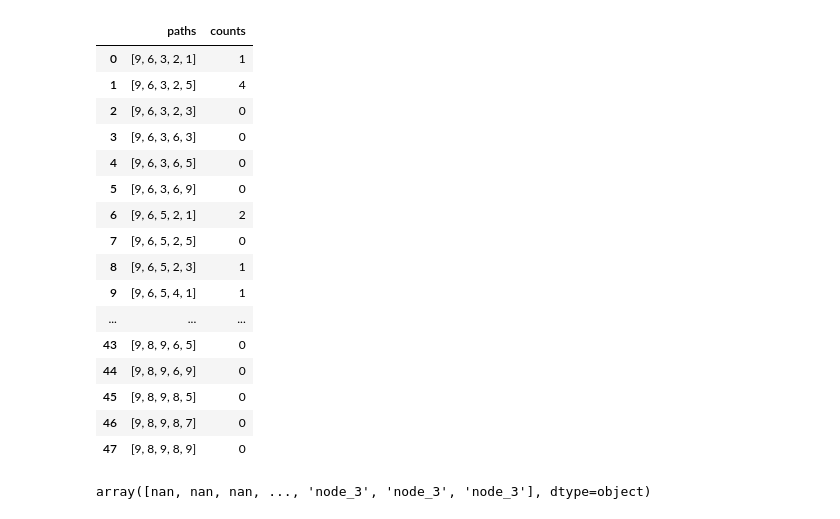
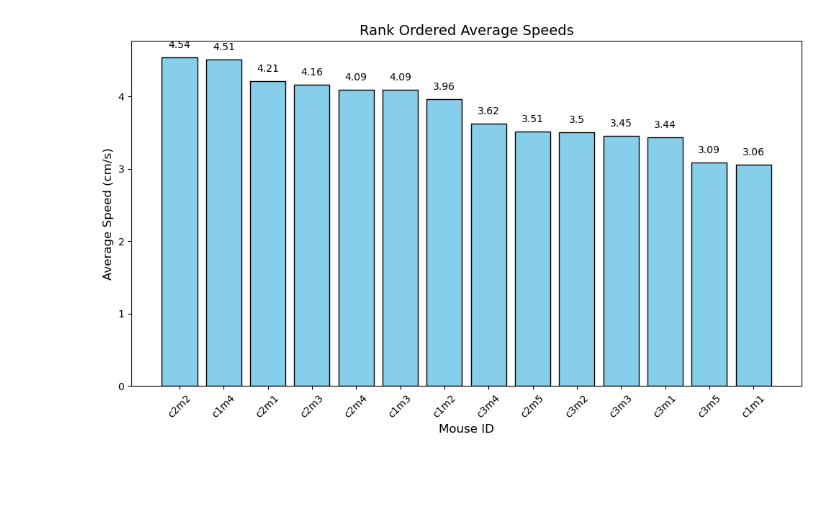
Before and after one commit to AdamLoydHarris/mEC_preprocessing, a Jupyter notebook: entropy_speed_preselection.ipynb, the cells around one changed output. Saved outputs shown, nothing was run; the diff lists cells and outputs as text; code cells hidden in the pictures; blank space fills up the shorter version.

```diff
--- a/entropy_speed_preselection.ipynb
+++ b/entropy_speed_preselection.ipynb
@@ -419,20 +377,0 @@ plt.show()
-# %%
-mouse_paths
-# %% [output]
-|  | paths | counts |
-| 0 | [9, 6, 3, 2, 1] | 1 |
-| 1 | [9, 6, 3, 2, 5] | 4 |
-| 2 | [9, 6, 3, 2, 3] | 0 |
-| 3 | [9, 6, 3, 6, 3] | 0 |
-| 4 | [9, 6, 3, 6, 5] | 0 |
-| 5 | [9, 6, 3, 6, 9] | 0 |
-| 6 | [9, 6, 5, 2, 1] | 2 |
-| 7 | [9, 6, 5, 2, 5] | 0 |
-| 8 | [9, 6, 5, 2, 3] | 1 |
-| 9 | [9, 6, 5, 4, 1] | 1 |
-| ... | ... | ... |
-| 43 | [9, 8, 9, 6, 5] | 0 |
-| 44 | [9, 8, 9, 6, 9] | 0 |
-| 45 | [9, 8, 9, 8, 5] | 0 |
-| 46 | [9, 8, 9, 8, 7] | 0 |
-| 47 | [9, 8, 9, 8, 9] | 0 |
@@ -443,4 +377,0 @@ xxx = rois_test['head_back'].values
-# %%
-xxx
-# %% [output]
-array([nan, nan, nan, ..., 'node_3', 'node_3', 'node_3'], dtype=object)
@@ -450,0 +378,25 @@ print(is_string)
+# %%
+# Calculate the mean speed for each mouse
+mean_speeds = speeds_df.mean()
+
+# Rank order the mice by their average speed
+mean_speeds_sorted = mean_speeds.sort_values(ascending=False)
+
+# Plot the average speeds
+plt.figure(figsize=(10, 6))
+bars = plt.bar(mean_speeds_sorted.index, mean_speeds_sorted.values, color='skyblue', edgecolor='black')
+plt.xlabel('Mouse ID', fontsize=12)
+plt.ylabel('Average Speed (cm/s)', fontsize=12)
+plt.title('Rank Ordered Average Speeds', fontsize=14)
+plt.xticks(rotation=45, fontsize=10)
+plt.yticks(fontsize=10)
+
+# Add value labels on top of the bars
+for bar in bars:
+    yval = bar.get_height()
+    plt.text(bar.get_x() + bar.get_width()/2, yval + 0.1, round(yval, 2), ha='center', va='bottom', fontsize=10)
+
+plt.tight_layout()
+plt.show()
+# %% [output]
+[figure, added]
```
Also changed, not shown: parts of 12 cells of this notebook, 6 other files.
